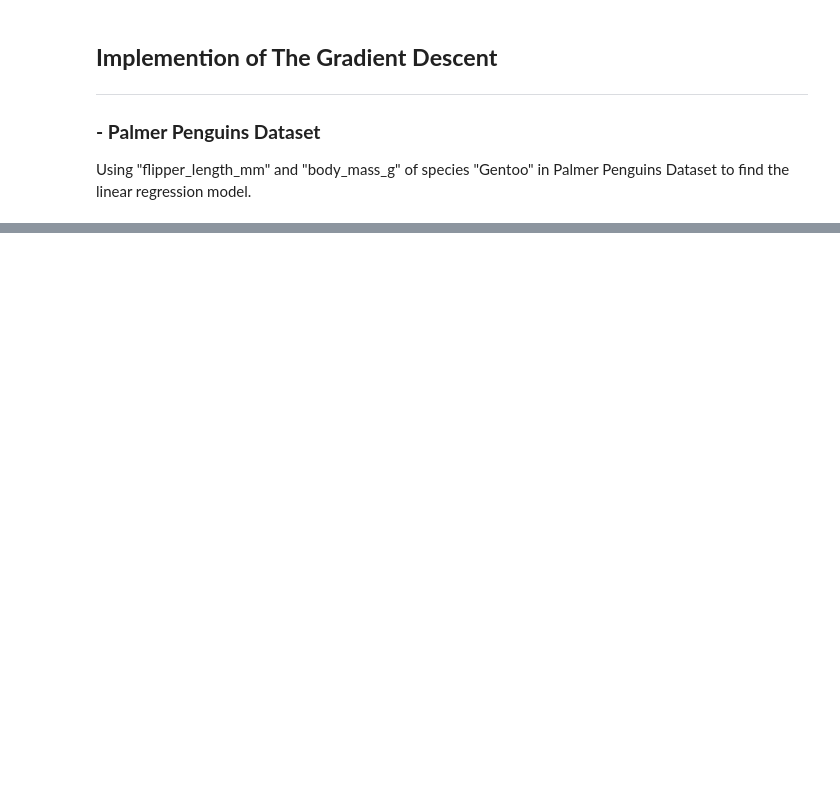
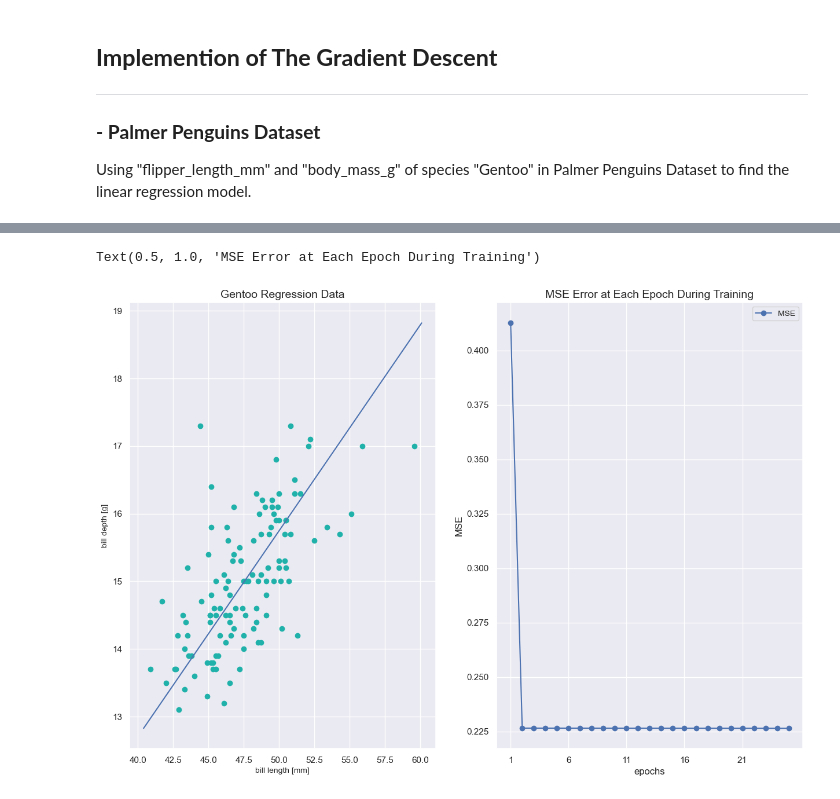
Before and after one commit to Kay-zttang/ML-Course-Notes, a Jupyter notebook: Lec4_The_Gradient_Descent/The_Gradient_Descent.ipynb, the cells around one changed output, grey strips where cells are left out. Cells and saved outputs as stored; diff of their text form; code cells hidden in the pictures; blank space fills up the shorter version.

```diff
--- a/Lec4_The_Gradient_Descent/The_Gradient_Descent.ipynb
+++ b/Lec4_The_Gradient_Descent/The_Gradient_Descent.ipynb
@@ -40,0 +115,25 @@ plt.show()
+# %%
+node = SingleNeuron(linear_activation)
+node.train(X, y, alpha = .0001, epochs = 25)
+domain = np.linspace(np.min(X) - .5, np.max(X) + .5, 100)
+
+fig, (ax1, ax2) = plt.subplots(1, 2, figsize=(15,10))
+
+ax1.scatter(X, y, color = "lightseagreen")
+ax1.plot(domain, node.predict(domain.reshape(-1, 1)))
+ax1.set_xlabel("bill length [mm]", fontsize = 10)
+ax1.set_ylabel("bill depth [g]", fontsize = 10)
+ax1.set_title("Gentoo Regression Data", fontsize = 14)
+
+ax2.plot(range(1, len(node.errors_) + 1),
+         node.errors_,
+         marker = "o",
+         label = "MSE")
+ax2.set_xlabel("epochs")
+ax2.set_ylabel("MSE")
+ax2.set_xticks(range(1, len(node.errors_) + 1, 5))
+ax2.legend(fontsize = 10)
+ax2.set_title("MSE Error at Each Epoch During Training", fontsize = 14)
+# %% [output]
+Text(0.5, 1.0, 'MSE Error at Each Epoch During Training')
+[figure, added]
```
Also changed, not shown: parts of 5 cells of this notebook.
